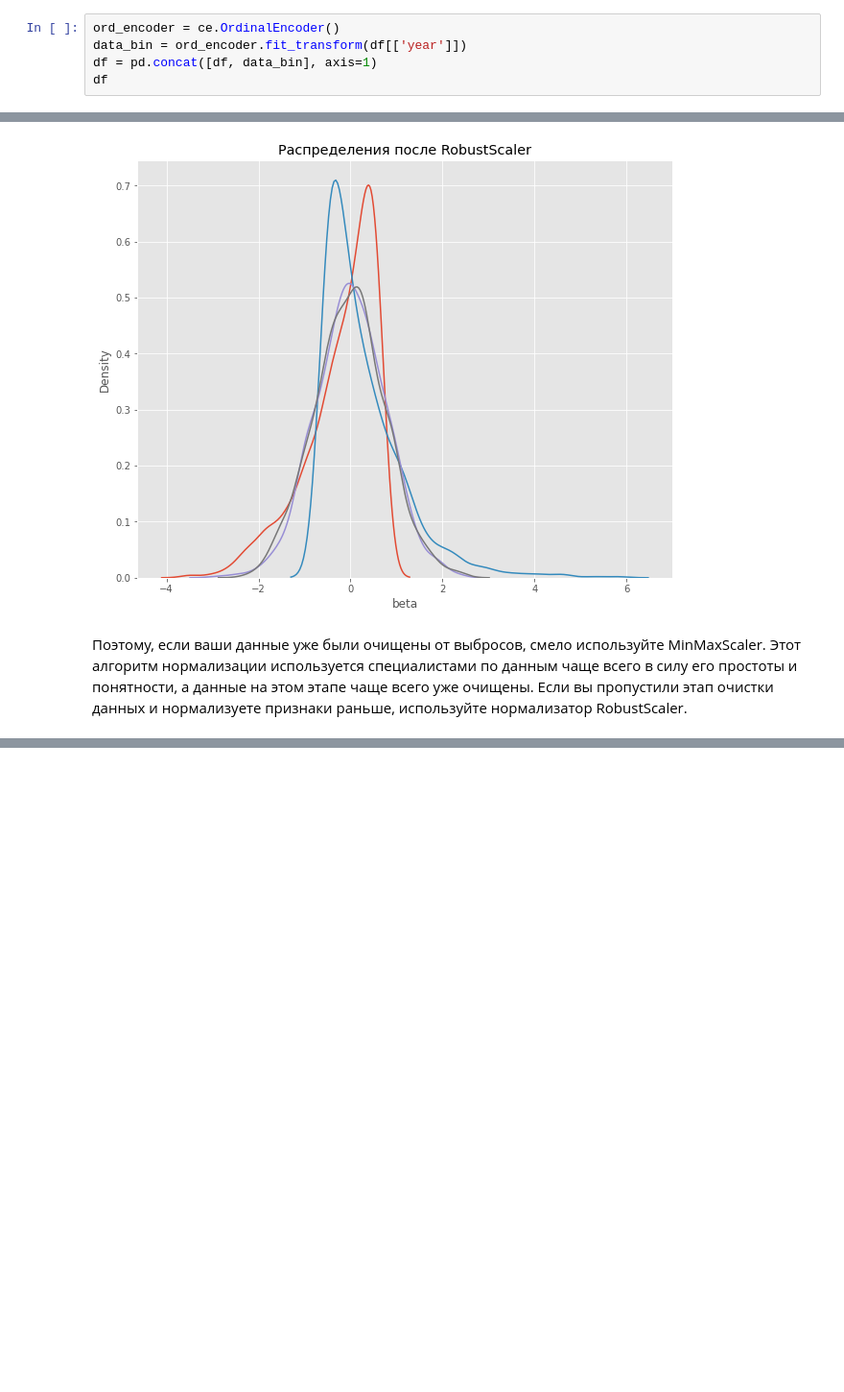
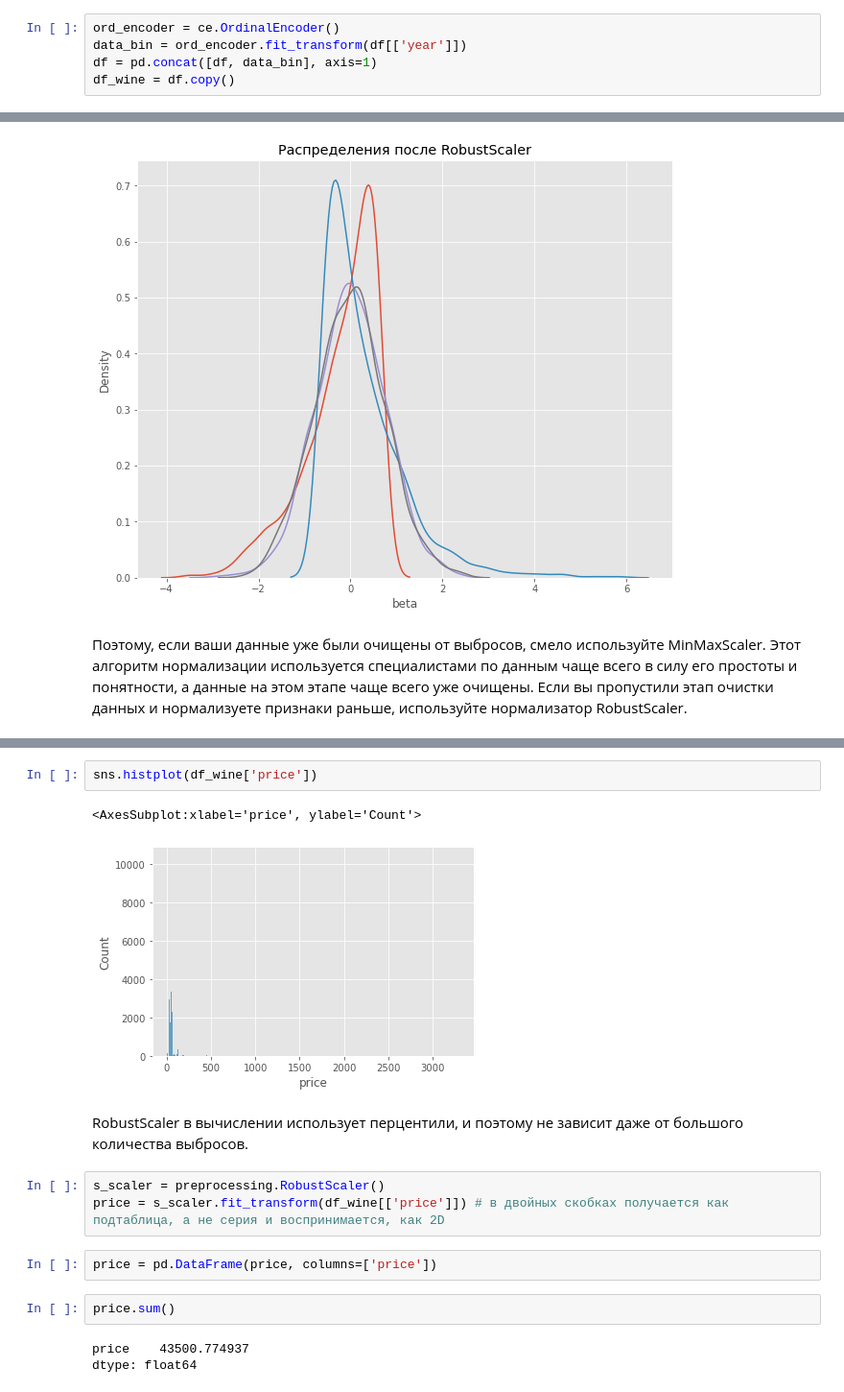
Before and after one commit to Erkobrax/DS_Edu, a Jupyter notebook: BLOCK_3_EDA/MathStat_2.ipynb, the cells around one changed output, grey strips where cells are left out. Shown at 96% size. Drawn from its saved outputs; the diff is of its cells as text; blank space fills up the shorter version.

```diff
--- a/BLOCK_3_EDA/MathStat_2.ipynb
+++ b/BLOCK_3_EDA/MathStat_2.ipynb
@@ -341,4 +341,4 @@ Name: year, Length: 129972, dtype: object
 ord_encoder = ce.OrdinalEncoder()
 data_bin = ord_encoder.fit_transform(df[['year']])
 df = pd.concat([df, data_bin], axis=1)
-df
+df_wine = df.copy()
@@ -648,0 +657,17 @@ sns.kdeplot(df_r['normal_l'], ax=ax1)
+# %%
+sns.histplot(df_wine['price'])
+# %% [output]
+<AxesSubplot:xlabel='price', ylabel='Count'>
+[figure, added]
+# %% [markdown]
+RobustScaler в вычислении использует перцентили, и поэтому не зависит даже от большого количества выбросов.
+# %%
+s_scaler = preprocessing.RobustScaler()
+price = s_scaler.fit_transform(df_wine[['price']]) # в двойных скобках получается как подтаблица, а не серия и воспринимается, как 2D
+# %%
+price = pd.DataFrame(price, columns=['price'])
+# %%
+price.sum()
+# %% [output]
+price    43500.774937
+dtype: float64
```
Also changed, not shown: parts of 9 cells of this notebook.
